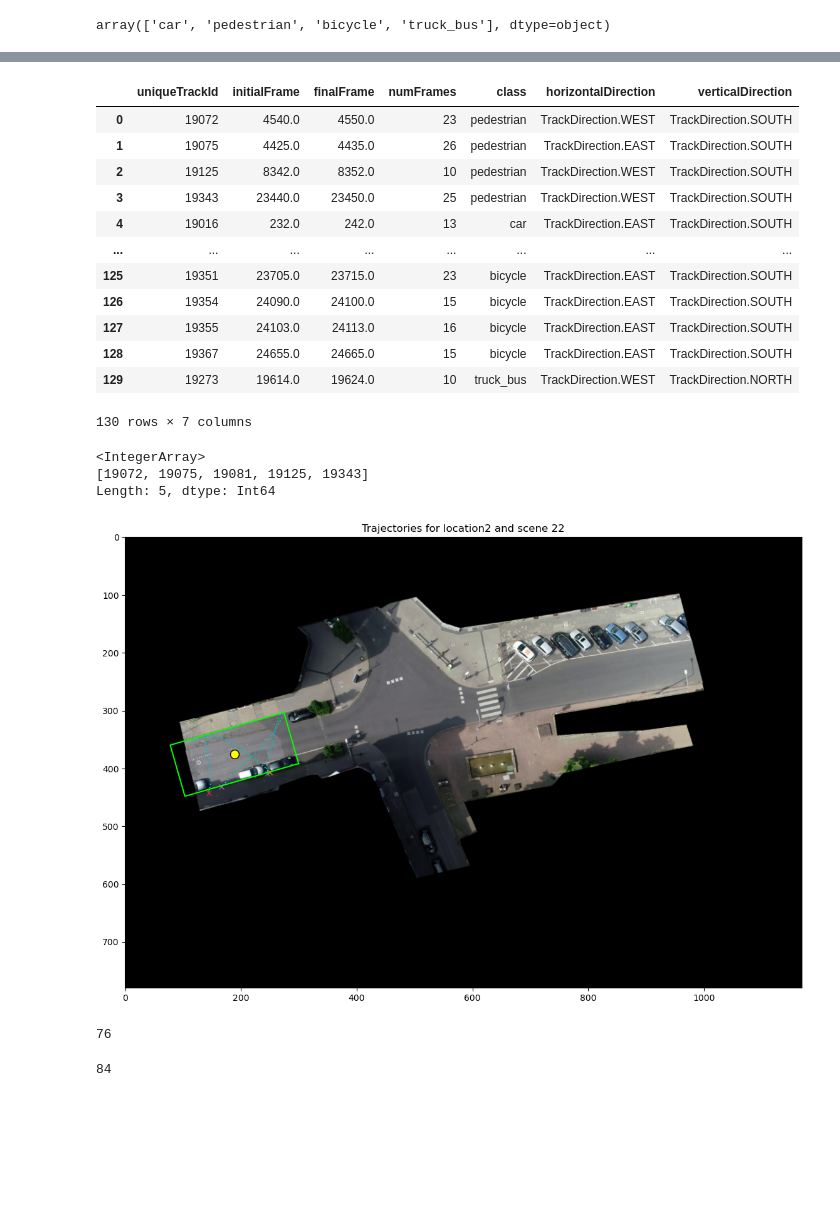
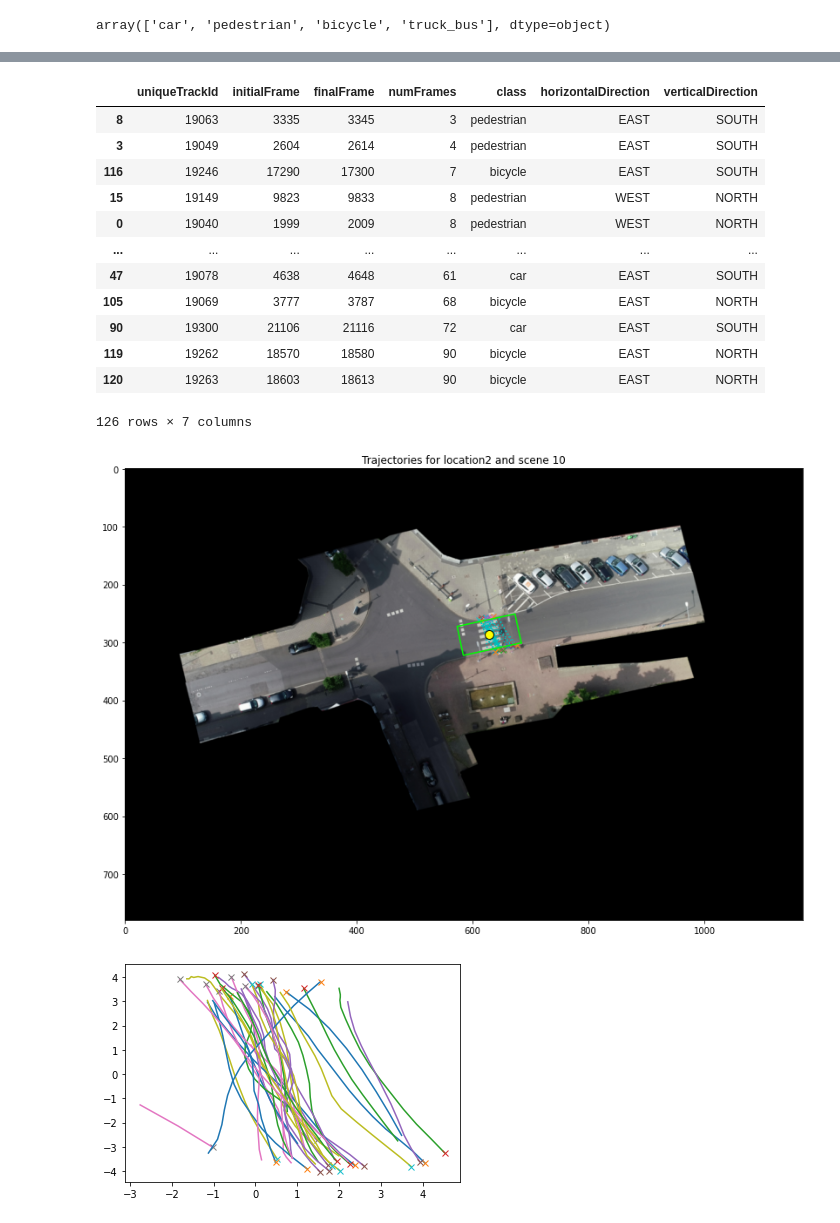
Before and after one commit to ika-rwth-aachen/drone-dataset-tools, a Jupyter notebook: src/notebooks/RecordingData.ipynb, the cells around one changed output, grey strips where cells are left out. Cells and saved outputs as stored; diff of their text form; code cells hidden in the pictures; blank space fills up the shorter version.

```diff
--- a/src/notebooks/RecordingData.ipynb
+++ b/src/notebooks/RecordingData.ipynb
@@ -5,7 +5,7 @@
 3. In the following cell change the dataDir to the data directory of the InD dataset
 # %%
 dataDir = "G:AV datasets/inD-dataset-v1.0/data/"
-dataDir = "E:/Datasets/inD-dataset-v1.0/data/"
+# dataDir = "E:/Datasets/inD-dataset-v1.0/data/"
 # %%
 exec(open('init_notebook.py').read())
 # %% [output]
@@ -64,7 +64,7 @@ array(['car', 'pedestrian', 'bicycle', 'truck_bus'], dtype=object)
 from tools.UnitUtils import UnitUtils
 allLocationSceneConfig = UnitUtils.loadSceneConfiguration()
 sceneConfigs = allLocationSceneConfig['2']
-sceneId = 22
+sceneId = 10
 sC = sceneConfigs[str(sceneId)]
 print(sC)
 sceneData = recordingData.getSceneData(sceneId, sC, refresh=True)
@@ -130,28 +157,22 @@ visualizer.showLocationSceneData(sceneData, onlyClipped=True, showOthers=False)
 # %%
 localMeta = sceneData.getMeta()
 # %%
-localMeta
+localMeta.sort_values(by=['numFrames'])
 # %% [output]
 |  | uniqueTrackId | initialFrame | finalFrame | numFrames | class | horizontalDirection | verticalDirection |
-| 0 | 19072 | 4540.0 | 4550.0 | 23 | pedestrian | TrackDirection.WEST | TrackDirection.SOUTH |
-| 1 | 19075 | 4425.0 | 4435.0 | 26 | pedestrian | TrackDirection.EAST | TrackDirection.SOUTH |
-| 2 | 19125 | 8342.0 | 8352.0 | 10 | pedestrian | TrackDirection.WEST | TrackDirection.SOUTH |
-| 3 | 19343 | 23440.0 | 23450.0 | 25 | pedestrian | TrackDirection.WEST | TrackDirection.SOUTH |
-| 4 | 19016 | 232.0 | 242.0 | 13 | car | TrackDirection.EAST | TrackDirection.SOUTH |
+| 8 | 19063 | 3335 | 3345 | 3 | pedestrian | EAST | SOUTH |
+| 3 | 19049 | 2604 | 2614 | 4 | pedestrian | EAST | SOUTH |
+| 116 | 19246 | 17290 | 17300 | 7 | bicycle | EAST | SOUTH |
+| 15 | 19149 | 9823 | 9833 | 8 | pedestrian | WEST | NORTH |
+| 0 | 19040 | 1999 | 2009 | 8 | pedestrian | WEST | NORTH |
 | ... | ... | ... | ... | ... | ... | ... | ... |
-| 125 | 19351 | 23705.0 | 23715.0 | 23 | bicycle | TrackDirection.EAST | TrackDirection.SOUTH |
-| 126 | 19354 | 24090.0 | 24100.0 | 15 | bicycle | TrackDirection.EAST | TrackDirection.SOUTH |
-| 127 | 19355 | 24103.0 | 24113.0 | 16 | bicycle | TrackDirection.EAST | TrackDirection.SOUTH |
-| 128 | 19367 | 24655.0 | 24665.0 | 15 | bicycle | TrackDirection.EAST | TrackDirection.SOUTH |
-| 129 | 19273 | 19614.0 | 19624.0 | 10 | truck_bus | TrackDirection.WEST | TrackDirection.NORTH |
+| 47 | 19078 | 4638 | 4648 | 61 | car | EAST | SOUTH |
+| 105 | 19069 | 3777 | 3787 | 68 | bicycle | EAST | NORTH |
+| 90 | 19300 | 21106 | 21116 | 72 | car | EAST | SOUTH |
+| 119 | 19262 | 18570 | 18580 | 90 | bicycle | EAST | NORTH |
+| 120 | 19263 | 18603 | 18613 | 90 | bicycle | EAST | NORTH |
-130 rows × 7 columns
+126 rows × 7 columns
-# %%
-sceneData.uniquePedIds()
-# %% [output]
-<IntegerArray>
-[19072, 19075, 19081, 19125, 19343]
-Length: 5, dtype: Int64
 # %%
 visualizer.showLocationSceneData(sceneData, onlyClipped=True)
 # %% [output]
-[figure, old version]
+[figure, new version]
@@ -161,8 +179,5 @@ trimmedLocalDf = TrajectoryUtils.trimHeadAndTailForAll(localDf)
-# %%
-len(trimmedLocalDf)
-# %% [output]
-76
-# %%
-len(localDf)
-# %% [output]
-84
+# %%
+pedDf = sceneData.getPedDataInSceneCoordinates()
+visualizer.showLocalTrajectories(pedDf, "uniqueTrackId", "sceneX", "sceneY")
+# %% [output]
+[figure, added]
```
Also changed, not shown: parts of 14 cells of this notebook, 4 other files.
